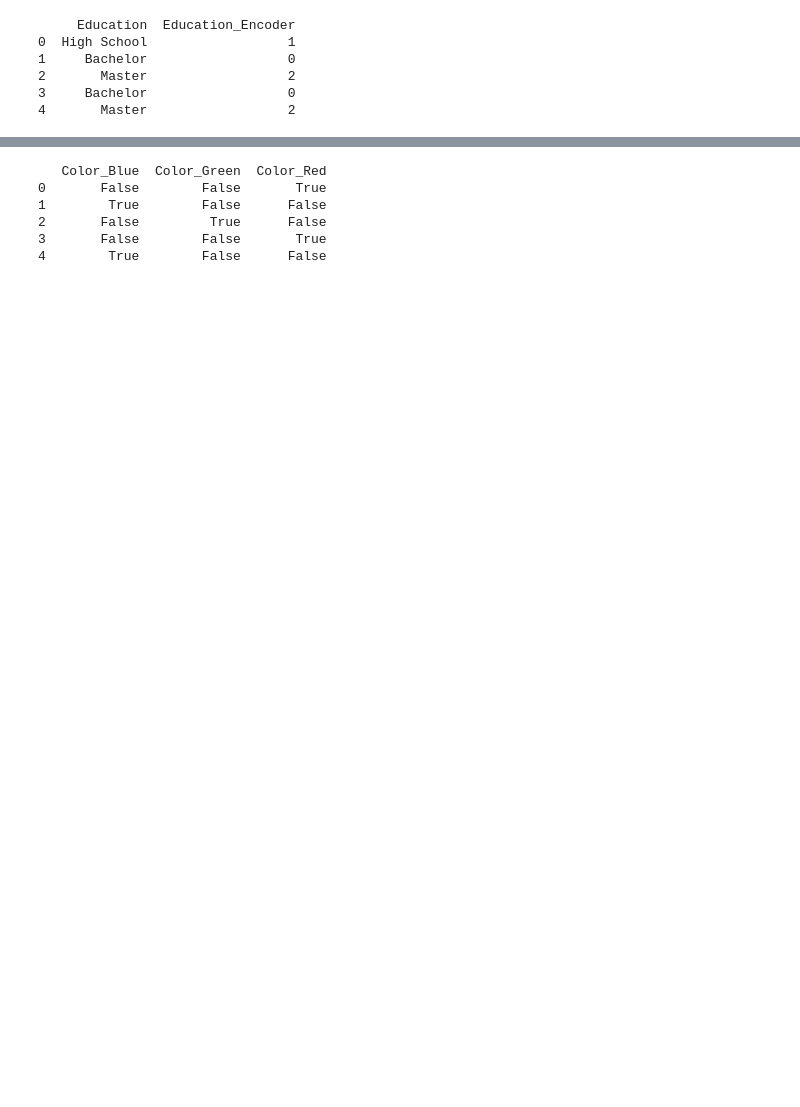
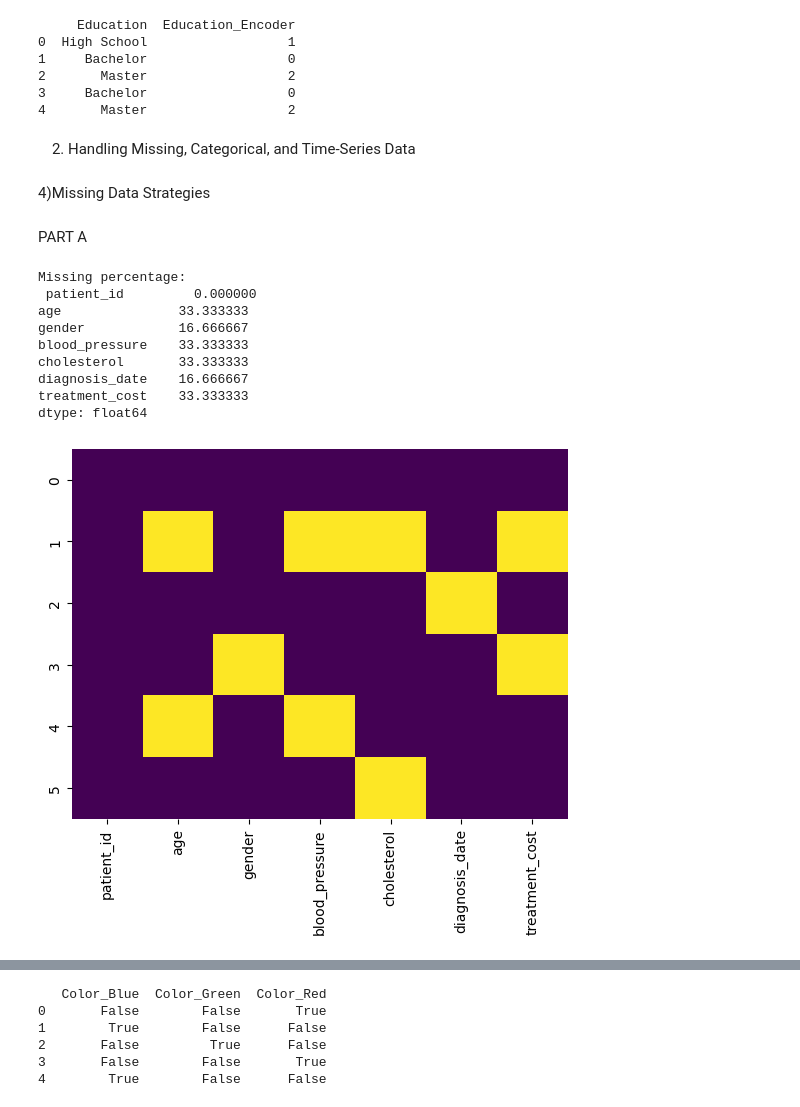
Before and after one commit to dikshajha22/Py_labreport, a Jupyter notebook: Lab_06.ipynb, the cells around one changed output, grey strips where cells are left out. Drawn from its saved outputs; the diff is of its cells as text; code cells hidden in the pictures; blank space fills up the shorter version.

```diff
--- a/Lab_06.ipynb
+++ b/Lab_06.ipynb
@@ -18,3 +380,44 @@ print(df)
 2       Master                  2
 3     Bachelor                  0
 4       Master                  2
+# %% [markdown]
+2. Handling Missing, Categorical, and Time-Series Data
+# %% [markdown]
+4)Missing Data Strategies
+# %% [markdown]
+PART A
+# %%
+import pandas as pd
+import seaborn as sns
+import matplotlib.pyplot as plt
+
+# Sample dataset
+data = {
+    "patient_id":["P001","P002","P003","P004","P005","P006"],
+    "age":[45,None,62,38,None,55],
+    "gender":["M","F","M",None,"F","M"],
+    "blood_pressure":["120/80",None,"140/90","110/70",None,"135/85"],
+    "cholesterol":[200,None,240,180,220,None],
+    "diagnosis_date":["2024-01-10","2024-01-11",None,"2024-01-13","2024-01-14","2024-01-15"],
+    "treatment_cost":[1500.00,None,2300.00,None,1800.00,2100.00]
+}
+df = pd.DataFrame(data)
+
+# i. Percentage of missing values
+missing_pct = df.isnull().mean() * 100
+print("Missing percentage:\n", missing_pct)
+
+# iii. Visualize missing data
+sns.heatmap(df.isnull(), cbar=False, cmap="viridis")
+plt.show()
+# %% [output]
+Missing percentage:
+ patient_id         0.000000
+age               33.333333
+gender            16.666667
+blood_pressure    33.333333
+cholesterol       33.333333
+diagnosis_date    16.666667
+treatment_cost    33.333333
+dtype: float64
+[figure, added]
```
Also changed, not shown: parts of 120 cells of this notebook.
